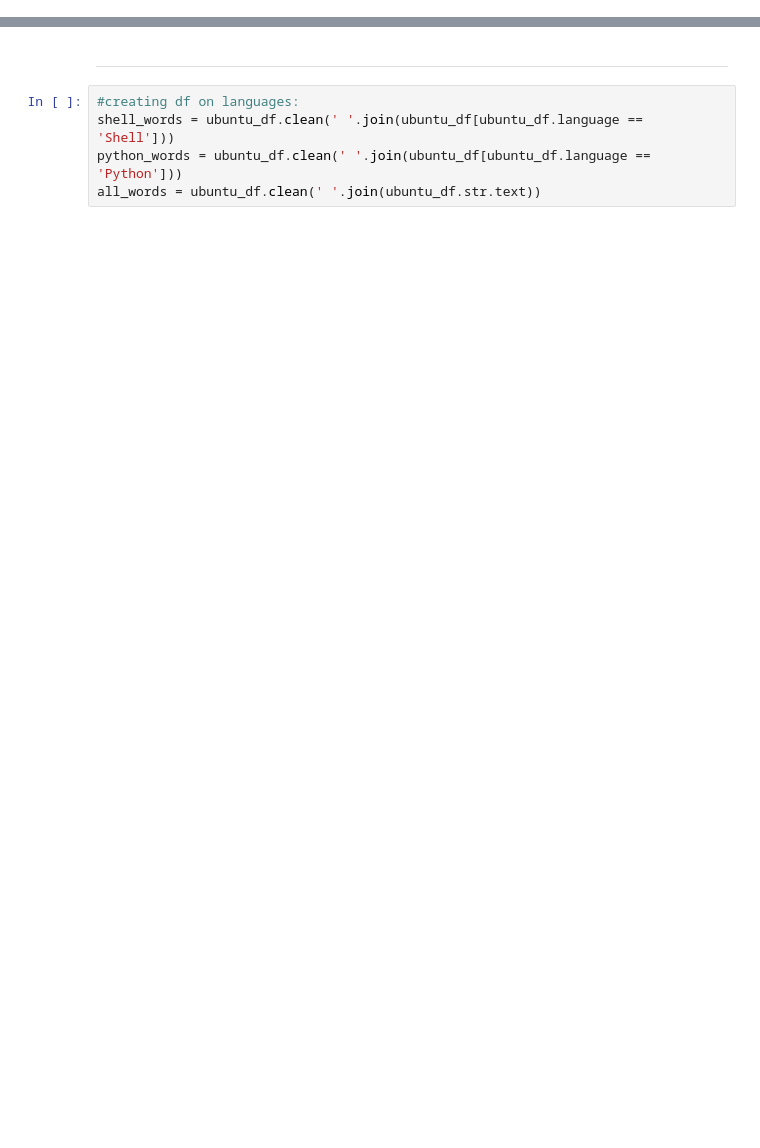
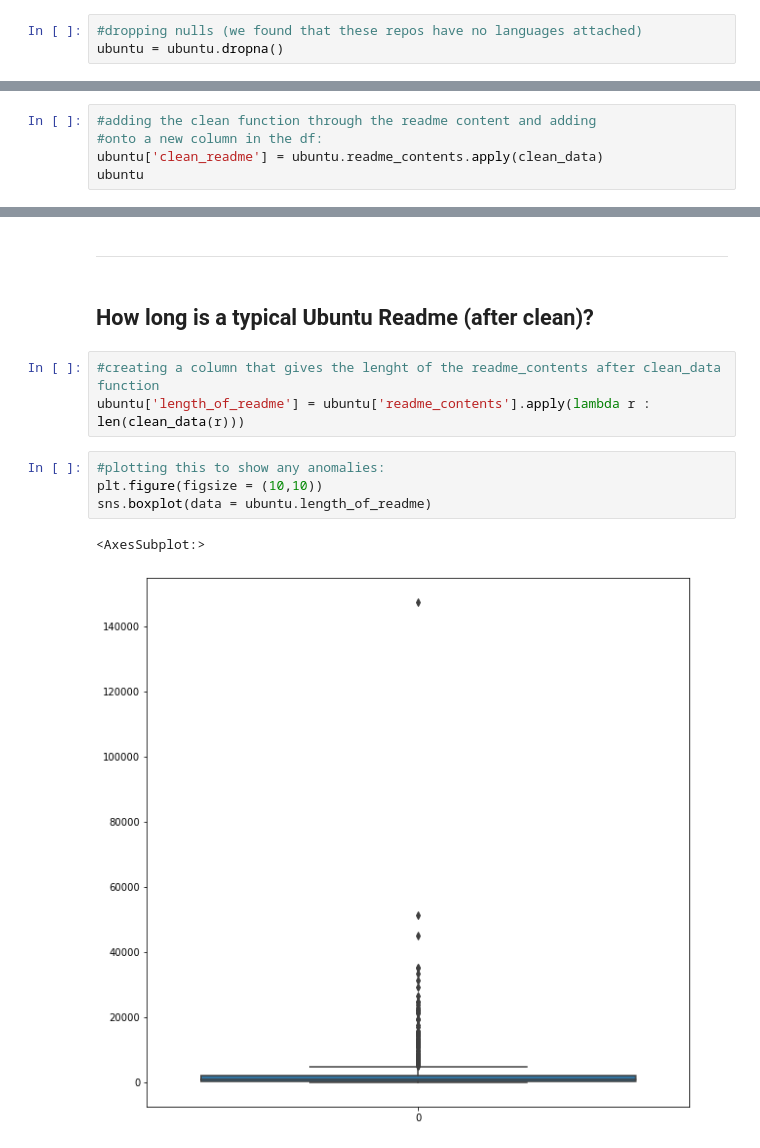
Before and after one commit to jemison-nlp-AnJeSt/github-NLP-project, a Jupyter notebook: Eyring-notebook.ipynb, the cells around one changed output, grey strips where cells are left out. Drawn from its saved outputs; the diff is of its cells as text; blank space fills up the shorter version.

```diff
--- a/Eyring-notebook.ipynb
+++ b/Eyring-notebook.ipynb
@@ -85,3 +85,6 @@ repo                 0
 language           136
 readme_contents      0
 dtype: int64
+# %%
+#dropping nulls (we found that these repos have no languages attached)
+ubuntu = ubuntu.dropna()
@@ -201,0 +290,5 @@ ubuntu_corpus_list = clean_data(ubuntu_corpus)
+# %%
+#adding the clean function through the readme content and adding
+#onto a new column in the df:
+ubuntu['clean_readme'] = ubuntu.readme_contents.apply(clean_data)
+ubuntu
@@ -236,7 +416,14 @@ Cplus_words=clean_data(Cplus_readme)
 # %% [markdown]
 ___________________________________
-# %%
-#creating df on languages:
-shell_words = ubuntu_df.clean(' '.join(ubuntu_df[ubuntu_df.language == 'Shell']))
-python_words = ubuntu_df.clean(' '.join(ubuntu_df[ubuntu_df.language == 'Python']))
-all_words = ubuntu_df.clean(' '.join(ubuntu_df.str.text))
+# %% [markdown]
+## How long is a typical Ubuntu Readme (after clean)?
+# %%
+#creating a column that gives the lenght of the readme_contents after clean_data function
+ubuntu['length_of_readme'] = ubuntu['readme_contents'].apply(lambda r : len(clean_data(r)))
+# %%
+#plotting this to show any anomalies:
+plt.figure(figsize = (10,10))
+sns.boxplot(data = ubuntu.length_of_readme)
+# %% [output]
+<AxesSubplot:>
+[figure, added]
```
Also changed, not shown: parts of 33 cells of this notebook, 1 other file.
